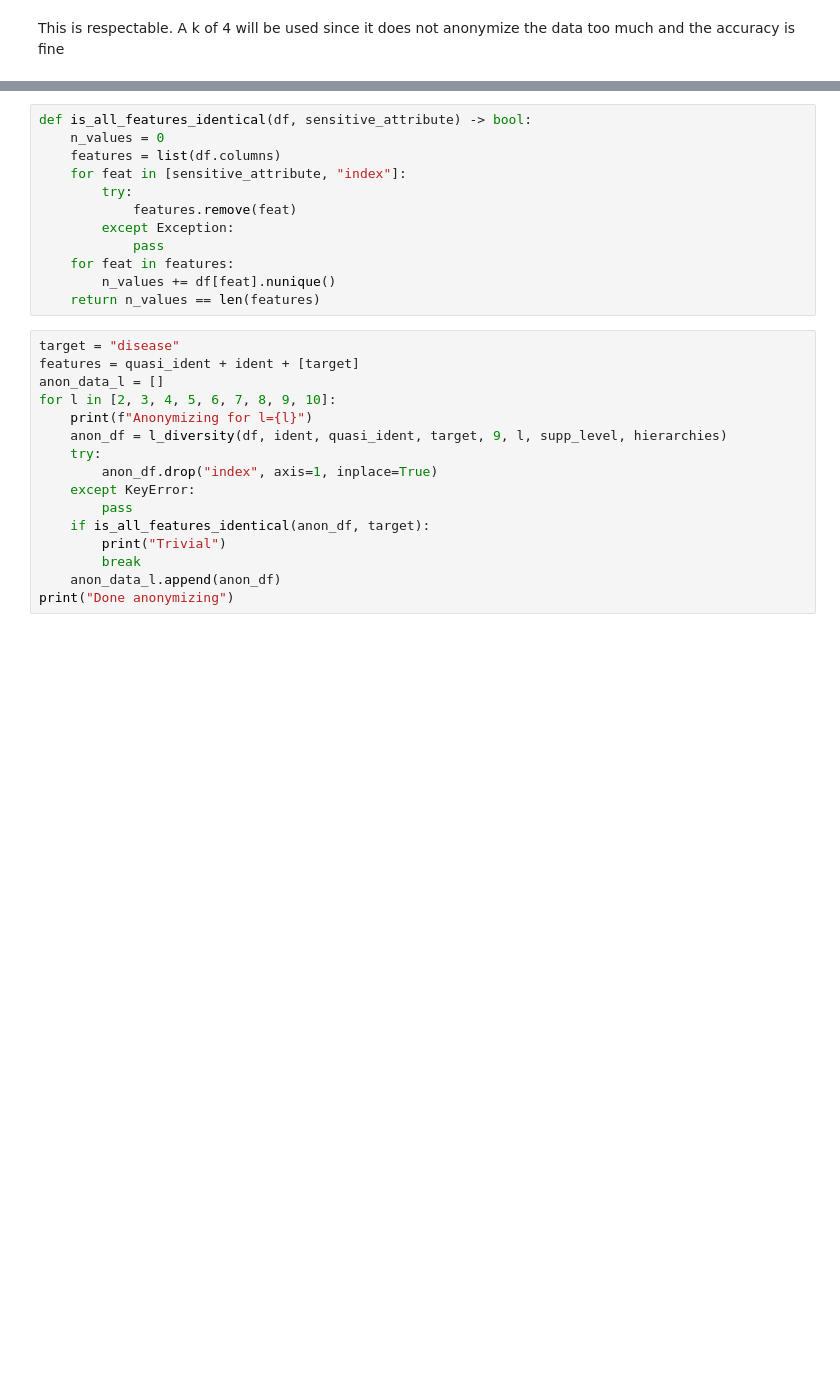
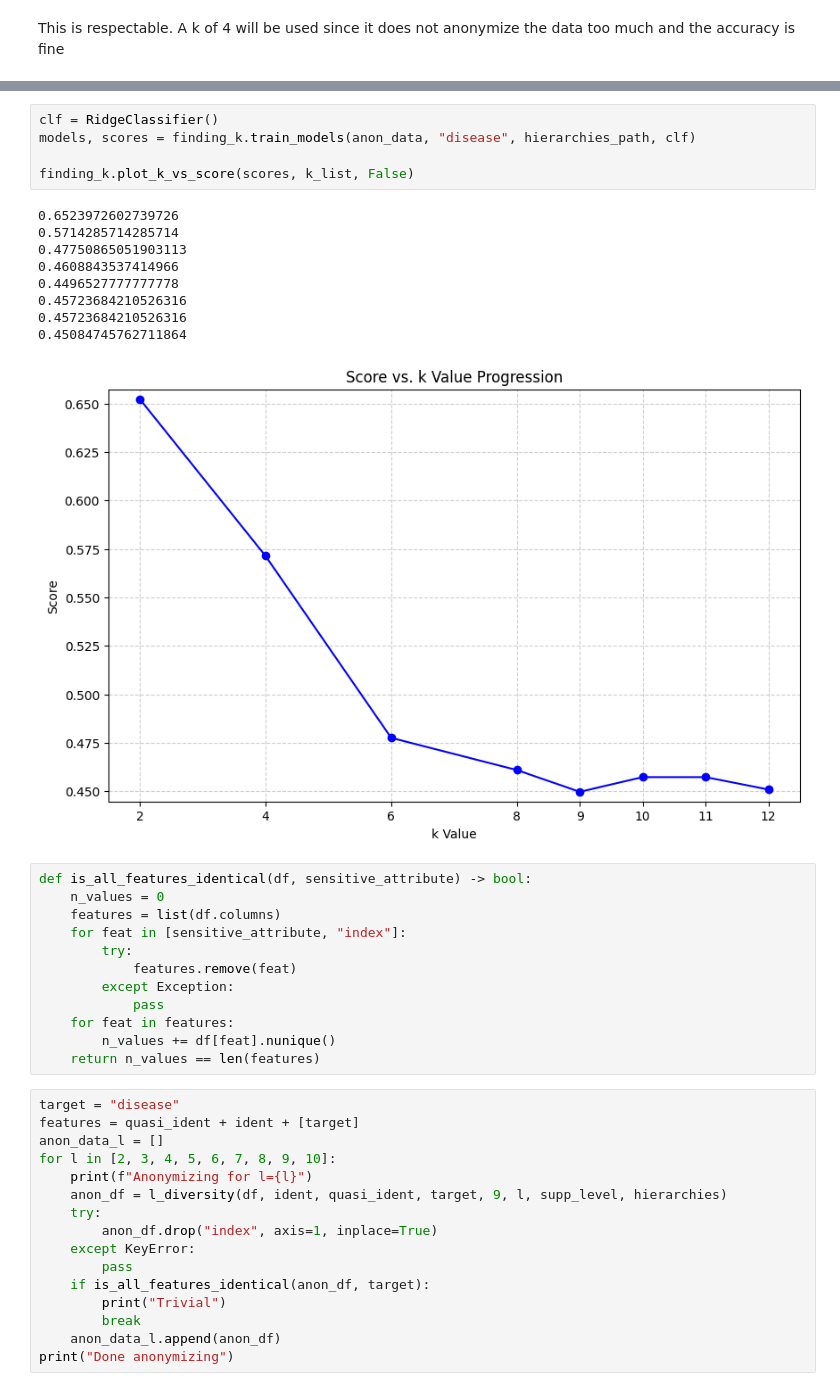
Before and after one commit to Zak9O/Masking-Effects-on-XAI-Techniques, a Jupyter notebook: notebooks/Cervical Cancer.ipynb, the cells around one changed output, grey strips where cells are left out. Cells and saved outputs as stored; diff of their text form; blank space fills up the shorter version.

```diff
--- a/notebooks/Cervical Cancer.ipynb
+++ b/notebooks/Cervical Cancer.ipynb
@@ -552,3 +570,18 @@ This is respectable. A k of 4 will be used since it does not anonymize the data
+# %%
+clf = RidgeClassifier()
+models, scores = finding_k.train_models(anon_data, "disease", hierarchies_path, clf)
+
+finding_k.plot_k_vs_score(scores, k_list, False)
+# %% [output]
+0.6523972602739726
+0.5714285714285714
+0.47750865051903113
+0.4608843537414966
+0.4496527777777778
+0.45723684210526316
+0.45723684210526316
+0.45084745762711864
+[figure, added]
 # %%
 def is_all_features_identical(df, sensitive_attribute) -> bool:
     n_values = 0
```
Also changed, not shown: parts of 12 cells of this notebook.
